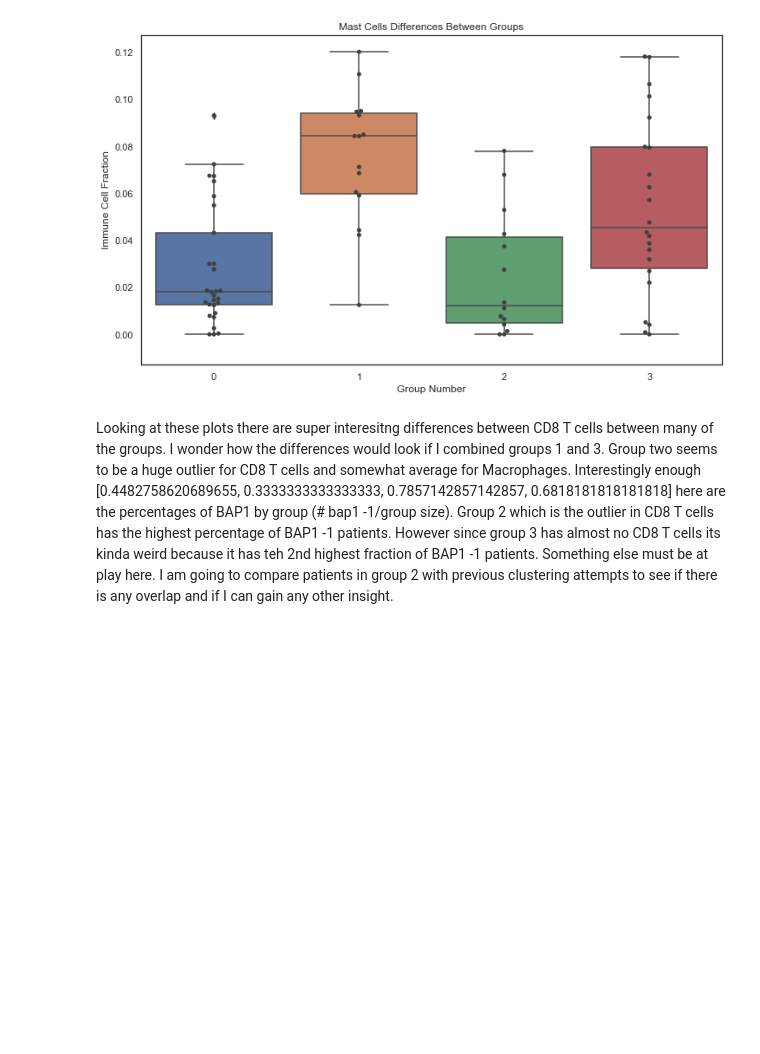
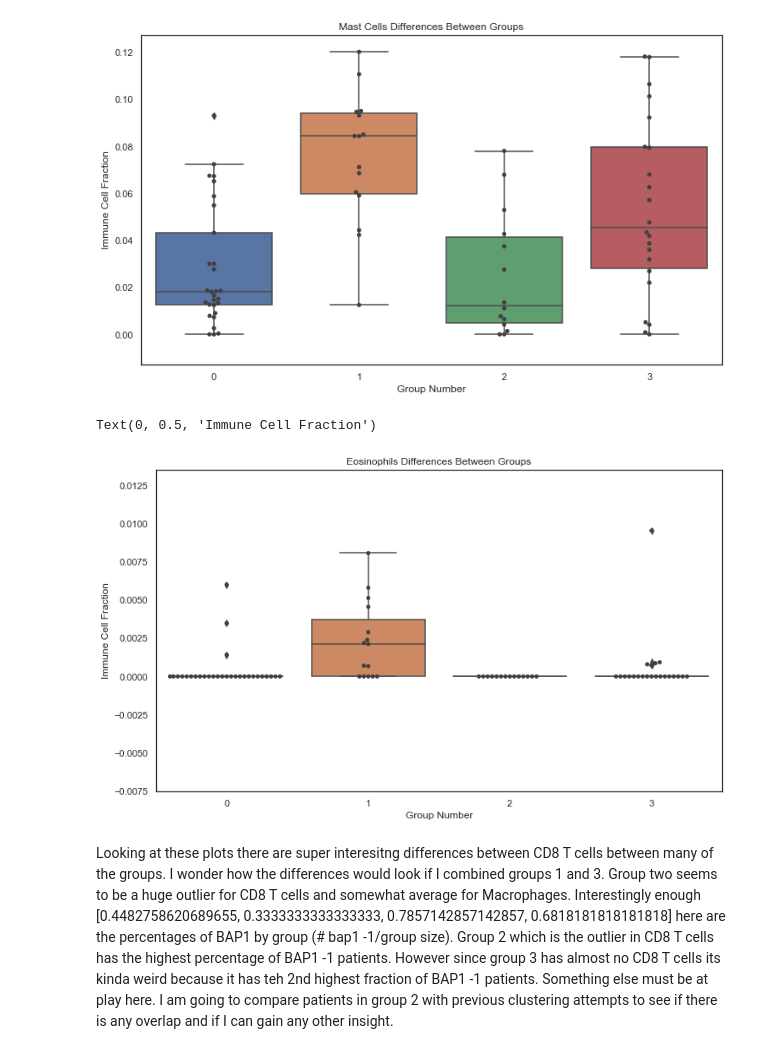
Before and after one commit to N8Grant/TripodsREU, a Jupyter notebook: scripts/Week5Exp.ipynb, the cells around one changed output. Cells and saved outputs as stored; diff of their text form; code cells hidden in the pictures; blank space fills up the shorter version.

```diff
--- a/scripts/Week5Exp.ipynb
+++ b/scripts/Week5Exp.ipynb
@@ -898,6 +913,17 @@ plt.ylabel("Immune Cell Fraction")
 # %% [output]
 Text(0, 0.5, 'Immune Cell Fraction')
 [figure]
+# %%
+y = [list(immune_fractions_df.loc[immune_ids[i],"Eosinophils"].values) for i in range(4)]
+temp_df = pd.DataFrame(data=y)
+sns.swarmplot( data=temp_df.T,color=".25")
+sns.boxplot(data=temp_df.T)
+plt.title("Eosinophils Differences Between Groups")
+plt.xlabel("Group Number")
+plt.ylabel("Immune Cell Fraction")
+# %% [output]
+Text(0, 0.5, 'Immune Cell Fraction')
+[figure, added]
 # %% [markdown]
 Looking at these plots there are super interesitng differences between CD8 T cells between many of the groups. I wonder how the differences would look if I combined groups 1 and 3. Group two seems to be a huge outlier for CD8 T cells and somewhat average for Macrophages. Interestingly enough [0.4482758620689655, 0.3333333333333333, 0.7857142857142857, 0.6818181818181818] here are the percentages of BAP1 by group (# bap1 -1/group size). Group 2 which is the outlier in CD8 T cells has the highest percentage of BAP1 -1 patients. However since group 3 has almost no CD8 T cells its kinda weird because it has teh 2nd highest fraction of BAP1 -1 patients. Something else must be at play here. I am going to compare patients in group 2 with previous clustering attempts to see if there is any overlap and if I can gain any other insight.
 # %%
```
Also changed, not shown: parts of 13 cells of this notebook, 24 other files.
